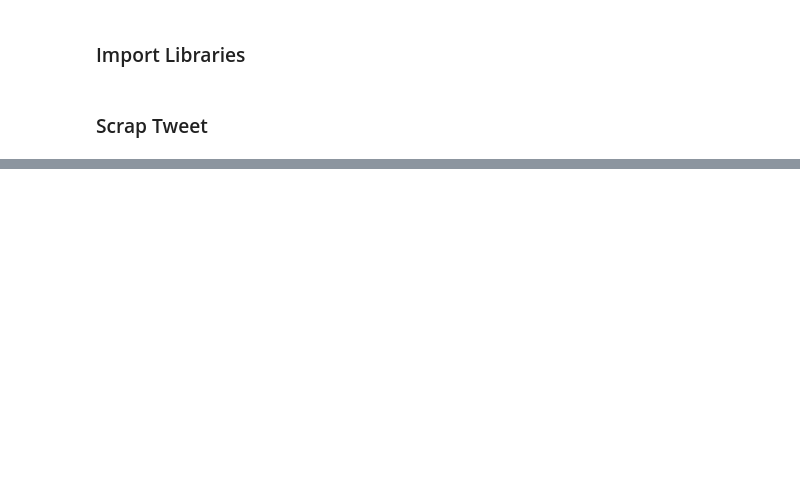
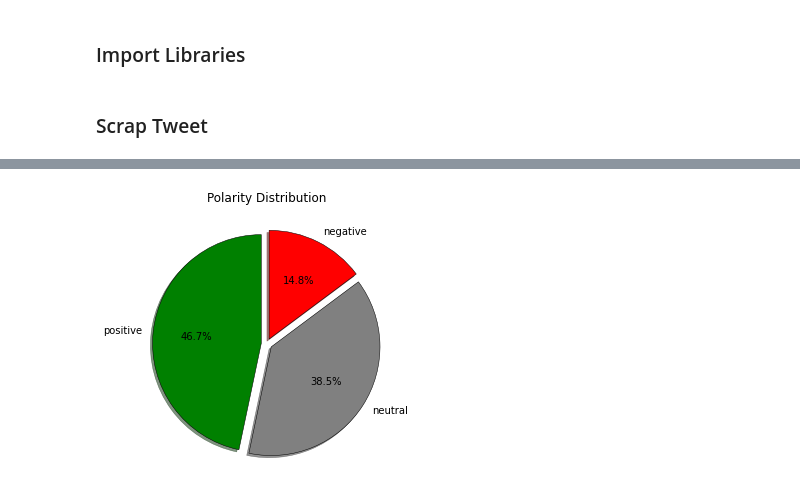
Before and after one commit to toludoyin/30-days-of-data-science, a Jupyter notebook: twitter.ipynb, the cells around one changed output, grey strips where cells are left out. Saved outputs shown, nothing was run; the diff lists cells and outputs as text; code cells hidden in the pictures; blank space fills up the shorter version.

```diff
--- a/twitter.ipynb
+++ b/twitter.ipynb
@@ -64,0 +134,11 @@ data = data[['Tweet']]
+# %%
+fig = plt.figure(figsize=(10,5))
+color = ['green', 'grey', 'red']
+
+label=saved_tweet['polarity_score'].value_counts()
+explode= (0.05,0.05,0.05)
+label.plot(kind='pie', explode=explode, autopct='%1.1f%%', shadow=True, startangle=90, label='', colors=color, wedgeprops={'linewidth':0.5, 'edgecolor': 'black'})
+plt.title('Polarity Distribution')
+plt.show()
+# %% [output]
+[figure, added]
```
Also changed, not shown: parts of 15 cells of this notebook.
